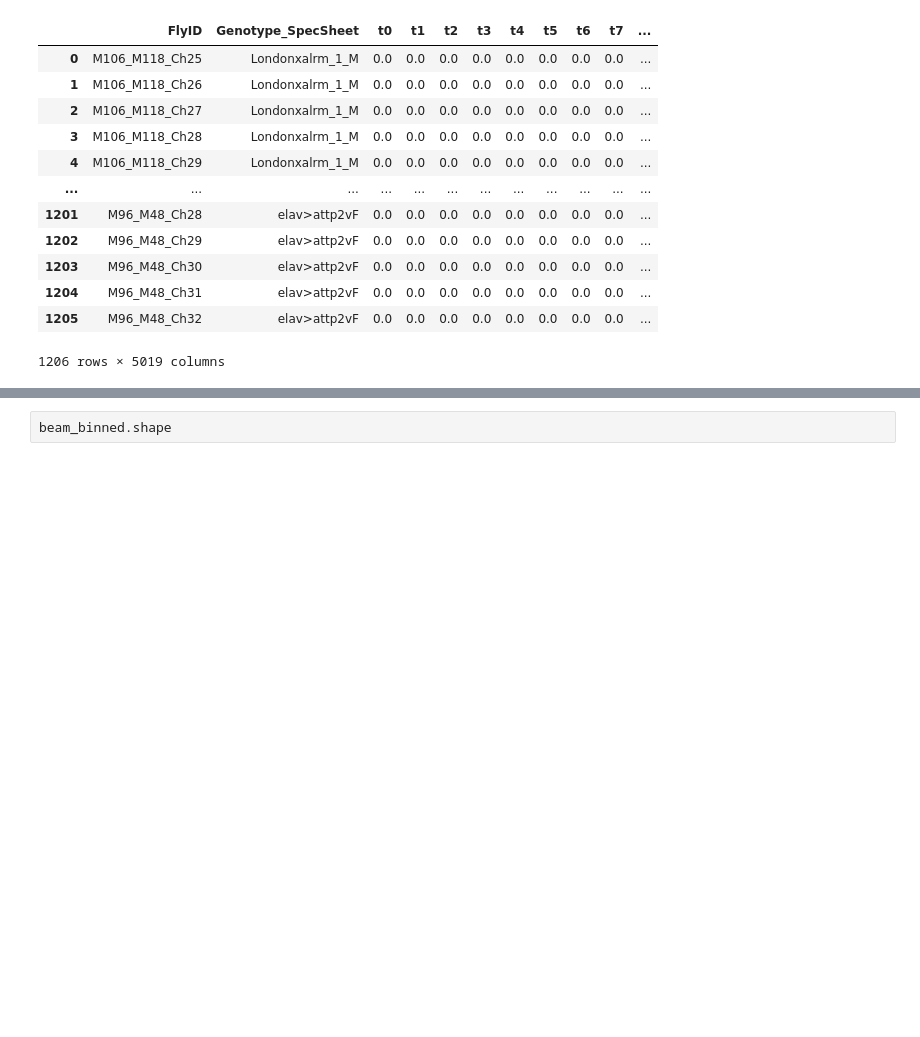
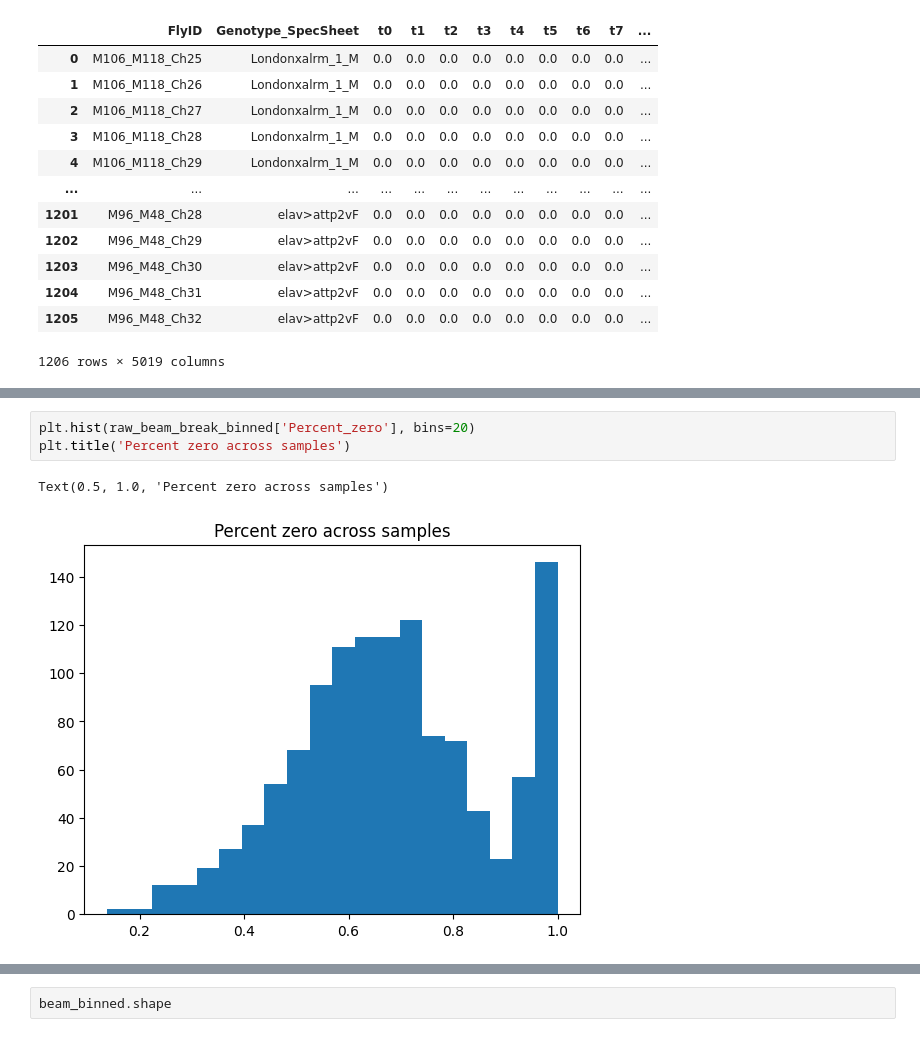
Before and after one commit to draeloslab/mm-vae, a Jupyter notebook: prepare_data.ipynb, the cells around one changed output, grey strips where cells are left out. Drawn from its saved outputs; the diff is of its cells as text; blank space fills up the shorter version.

```diff
--- a/prepare_data.ipynb
+++ b/prepare_data.ipynb
@@ -264,3 +270,9 @@ raw_beam_break_binned
+# %%
+plt.hist(raw_beam_break_binned['Percent_zero'], bins=20)
+plt.title('Percent zero across samples')
+# %% [output]
+Text(0.5, 1.0, 'Percent zero across samples')
+[figure, added]
 # %%
 raw_beam_break_binned.iloc[:, 2:]
 # %% [output]
```
Also changed, not shown: parts of 47 cells of this notebook, 11 other files.
